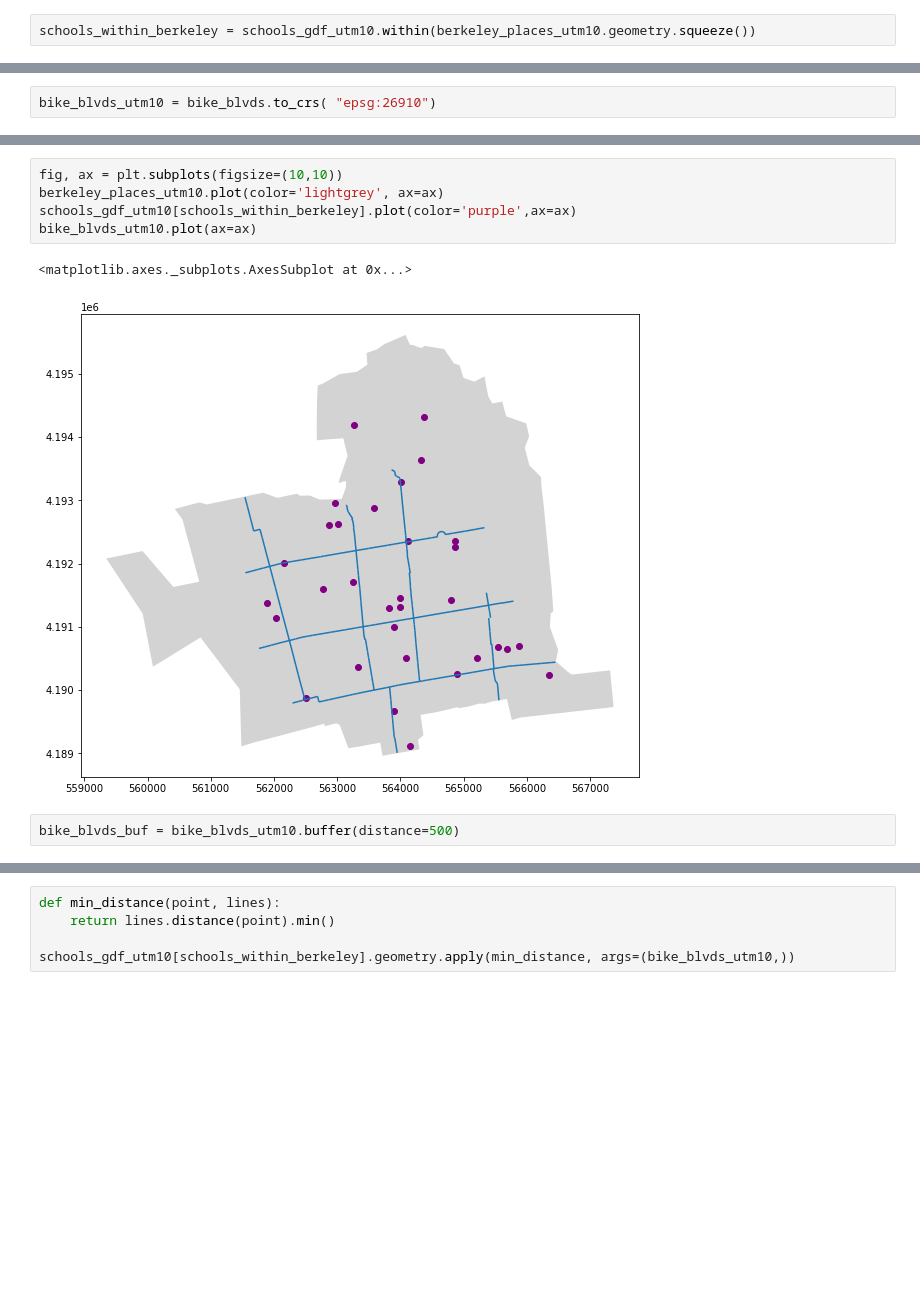
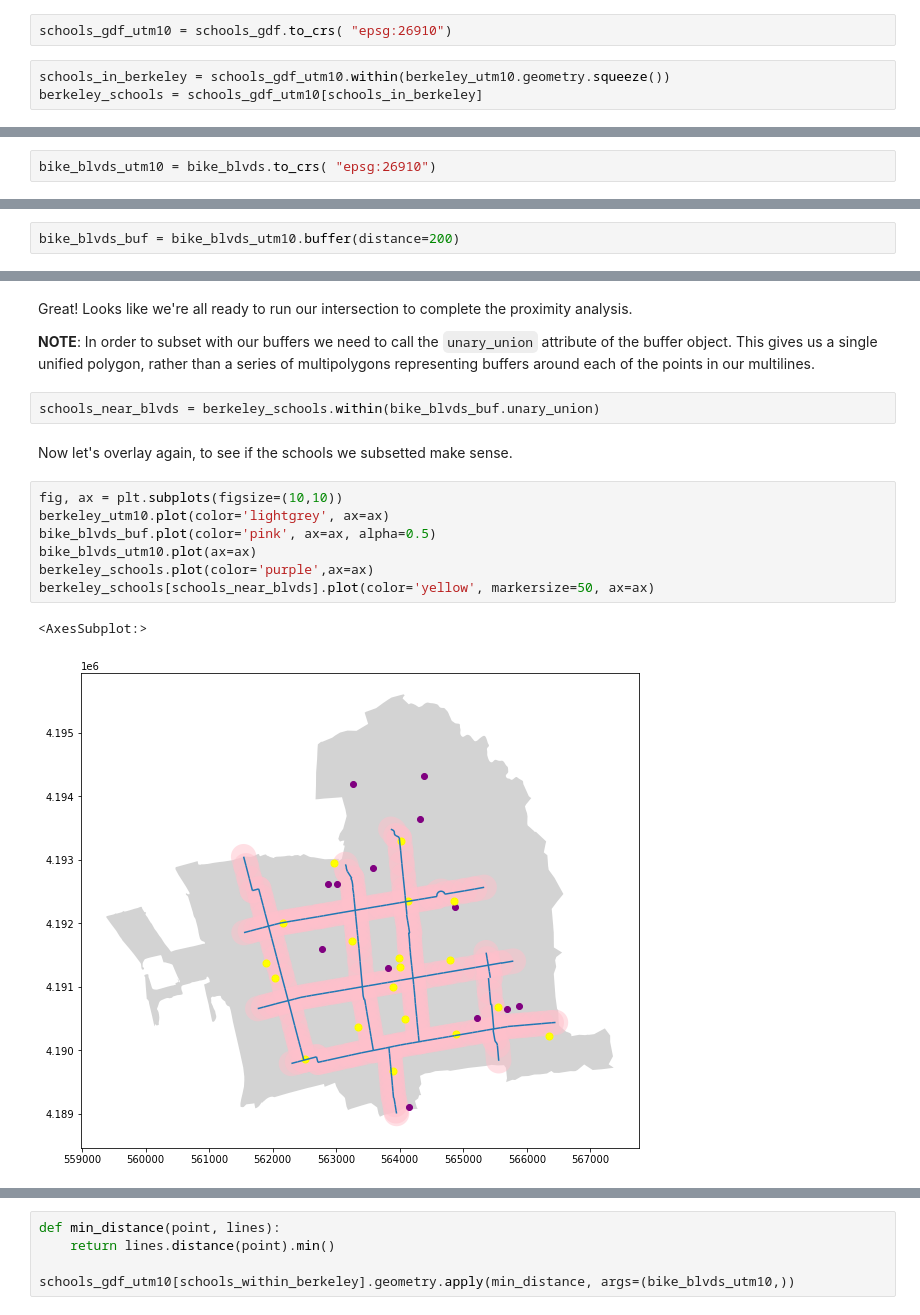
Before and after one commit to dlab-berkeley/Python-Geospatial-Fundamentals-Legacy, a Jupyter notebook: new_sequence/06_Asking_Spatial_Questions.ipynb, the cells around one changed output, grey strips where cells are left out. Cells and saved outputs as stored; diff of their text form; blank space fills up the shorter version.

```diff
--- a/new_sequence/06_Asking_Spatial_Questions.ipynb
+++ b/new_sequence/06_Asking_Spatial_Questions.ipynb
@@ -243,2 +424,5 @@ schools_gdf_utm10 = schools_gdf.to_crs( "epsg:26910")
+# %%
+schools_gdf_utm10 = schools_gdf.to_crs( "epsg:26910")
 # %%
-schools_within_berkeley = schools_gdf_utm10.within(berkeley_places_utm10.geometry.squeeze())
+schools_in_berkeley = schools_gdf_utm10.within(berkeley_utm10.geometry.squeeze())
+berkeley_schools = schools_gdf_utm10[schools_in_berkeley]
@@ -280,0 +487,2 @@ bike_blvds_utm10 = bike_blvds.to_crs( "epsg:26910")
+# %%
+bike_blvds_buf = bike_blvds_utm10.buffer(distance=200)
@@ -281,10 +500,20 @@ bike_blvds_utm10 = bike_blvds.to_crs( "epsg:26910")
+# %% [markdown]
+Great! Looks like we're all ready to run our intersection to complete the proximity analysis.
+
+
+**NOTE**: In order to subset with our buffers we need to call the `unary_union` attribute of the buffer object.
+This gives us a single unified polygon, rather than a series of multipolygons representing buffers around each of the points in our multilines.
+# %%
+schools_near_blvds = berkeley_schools.within(bike_blvds_buf.unary_union)
+# %% [markdown]
+Now let's overlay again, to see if the schools we subsetted make sense.
 # %%
 fig, ax = plt.subplots(figsize=(10,10))
-berkeley_places_utm10.plot(color='lightgrey', ax=ax)
-schools_gdf_utm10[schools_within_berkeley].plot(color='purple',ax=ax)
+berkeley_utm10.plot(color='lightgrey', ax=ax)
+bike_blvds_buf.plot(color='pink', ax=ax, alpha=0.5)
 bike_blvds_utm10.plot(ax=ax)
+berkeley_schools.plot(color='purple',ax=ax)
+berkeley_schools[schools_near_blvds].plot(color='yellow', markersize=50, ax=ax)
 # %% [output]
-<matplotlib.axes._subplots.AxesSubplot at 0x...>
+<AxesSubplot:>
-[figure, old version]
+[figure, new version]
-# %%
-bike_blvds_buf = bike_blvds_utm10.buffer(distance=500)
```
Also changed, not shown: parts of 97 cells of this notebook, 19 other files.
